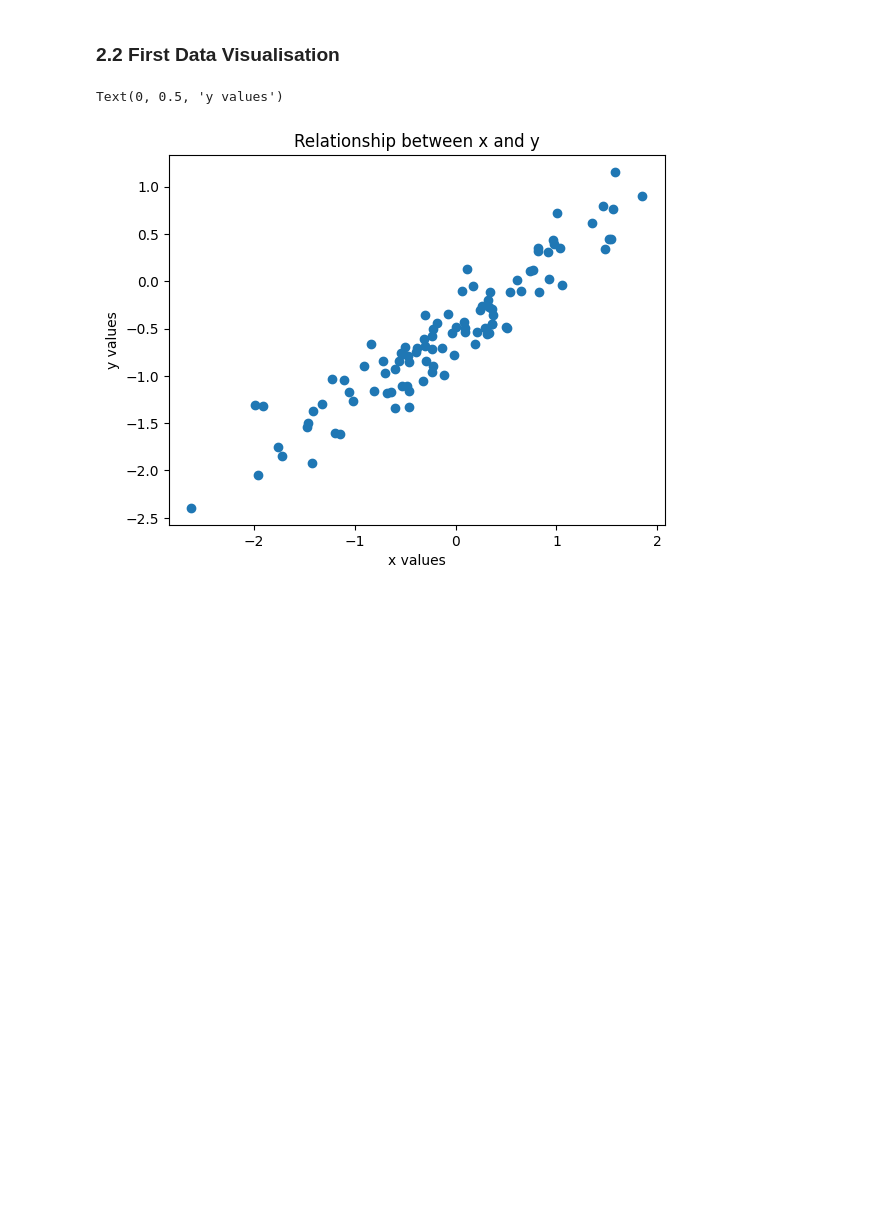
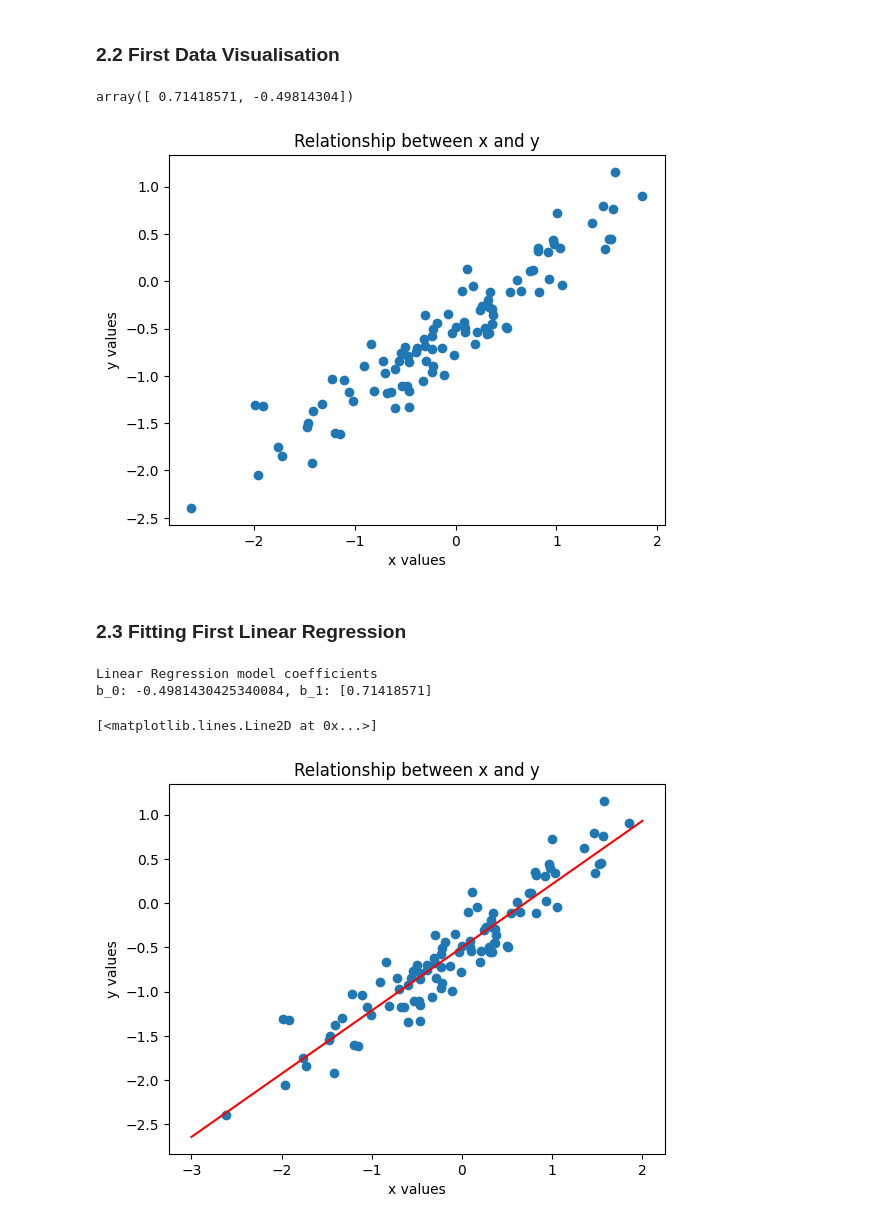
Before and after one commit to KSandfort/data_mining_course, a Jupyter notebook: lab1/lab1.ipynb, the cells around one changed output. Cells and saved outputs as stored; diff of their text form; code cells hidden in the pictures; blank space fills up the shorter version.

```diff
--- a/lab1/lab1.ipynb
+++ b/lab1/lab1.ipynb
@@ -111,6 +114,30 @@ plt.scatter(x, y)
 plt.title('Relationship between x and y')
 plt.xlabel('x values')
 plt.ylabel('y values')
+np.polyfit(x, y, deg=1)
 # %% [output]
-Text(0, 0.5, 'y values')
+array([ 0.71418571, -0.49814304])
 [figure]
+# %% [markdown]
+### 2.3 Fitting First Linear Regression
+# %%
+# (a)
+model = linear_model.LinearRegression()
+model.fit(x[:, None], y)
+print('Linear Regression model coefficients')
+print(f'b_0: {model.intercept_}, b_1: {model.coef_}')
+# %% [output]
+Linear Regression model coefficients
+b_0: -0.4981430425340084, b_1: [0.71418571]
+# %%
+# (b) Plot the same scatter plot with regression line:
+plt.scatter(x, y)
+plt.title('Relationship between x and y')
+plt.xlabel('x values')
+plt.ylabel('y values')
+x_line = np.linspace(-3, 2, 100)
+y_line = (model.intercept_ + model.coef_[0] * x_line)
+plt.plot(x_line, y_line, color='red')
+# %% [output]
+[<matplotlib.lines.Line2D at 0x...>]
+[figure, added]
```
Also changed, not shown: parts of 3 cells of this notebook.
